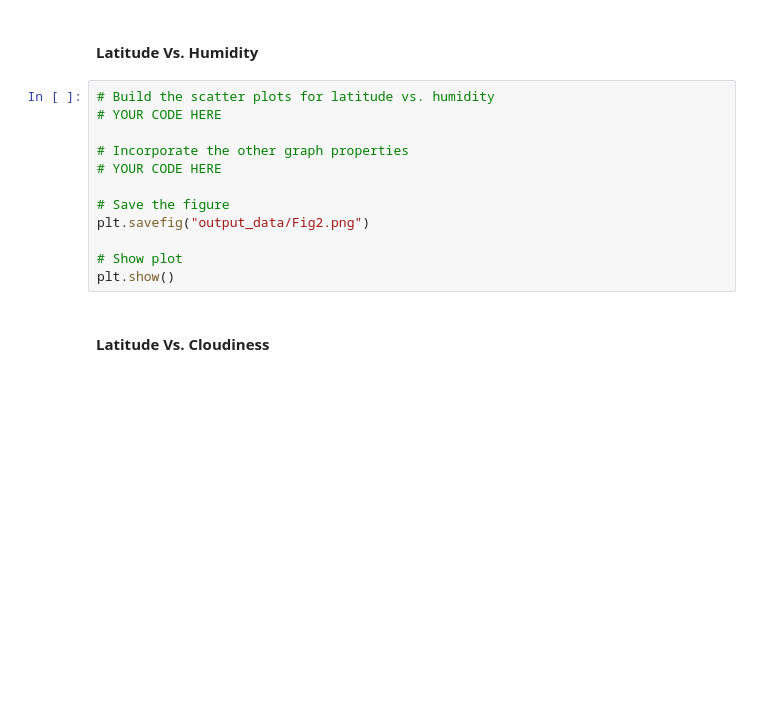
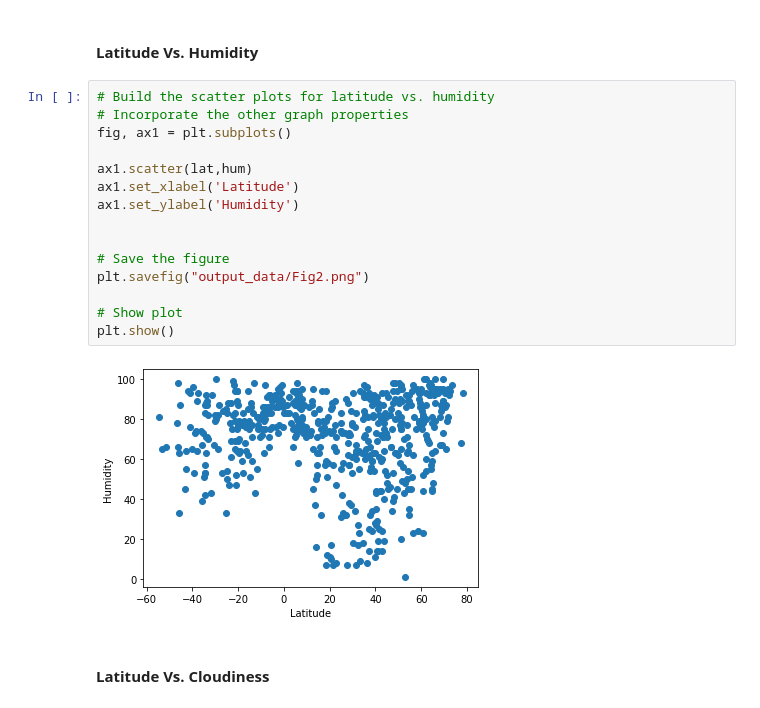
Before and after one commit to KAMAS-2058/python-api-challenge, a Jupyter notebook: weatherpy/WeatherPy.ipynb, the cells around one changed output. Cells and saved outputs as stored; diff of their text form; blank space fills up the shorter version.

```diff
--- a/weatherpy/WeatherPy.ipynb
+++ b/weatherpy/WeatherPy.ipynb
@@ -181,16 +225,21 @@ plt.show()
 #### Latitude Vs. Humidity
 # %%
 # Build the scatter plots for latitude vs. humidity
-# YOUR CODE HERE
+# Incorporate the other graph properties
+fig, ax1 = plt.subplots()
 
-# Incorporate the other graph properties
-# YOUR CODE HERE
+ax1.scatter(lat,hum)
+ax1.set_xlabel('Latitude')
+ax1.set_ylabel('Humidity')
+
 
 # Save the figure
 plt.savefig("output_data/Fig2.png")
 
 # Show plot
 plt.show()
+# %% [output]
+[figure, added]
 # %% [markdown]
 #### Latitude Vs. Cloudiness
 # %%
```
Also changed, not shown: parts of 36 cells of this notebook.
